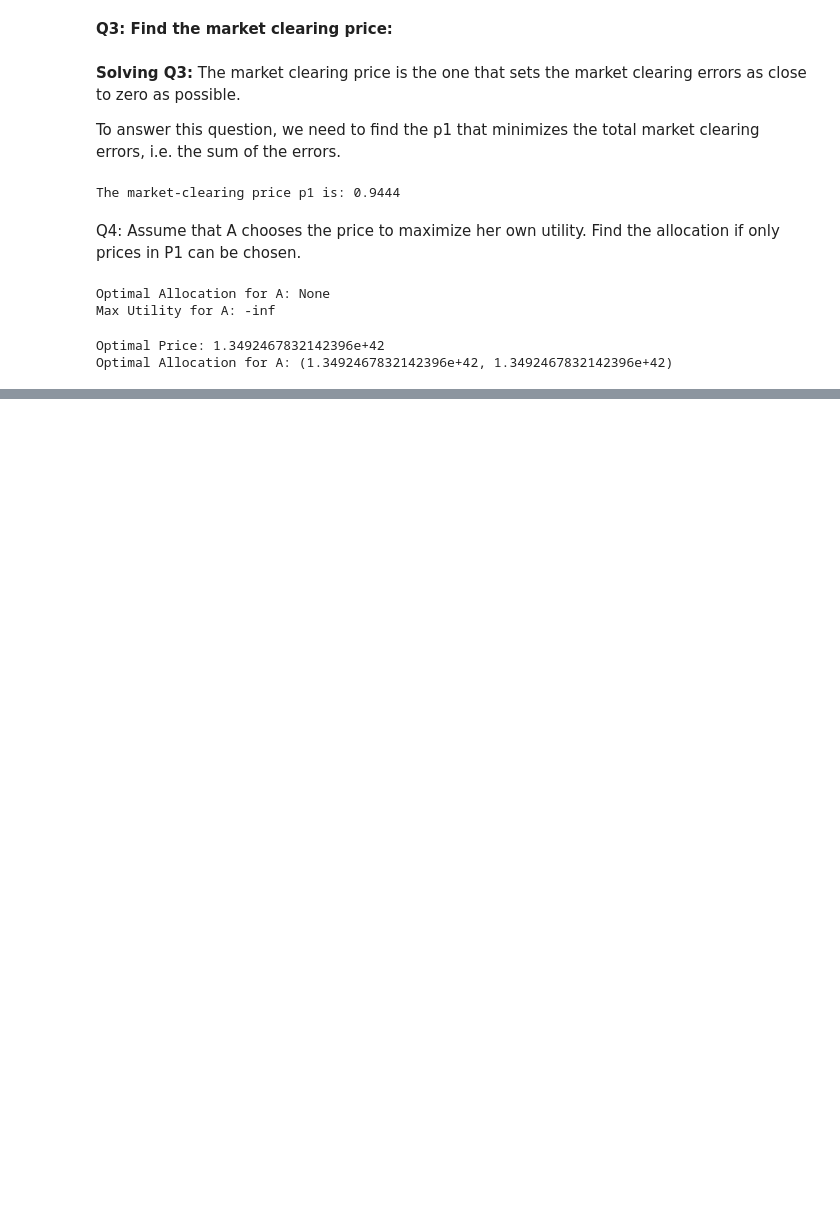
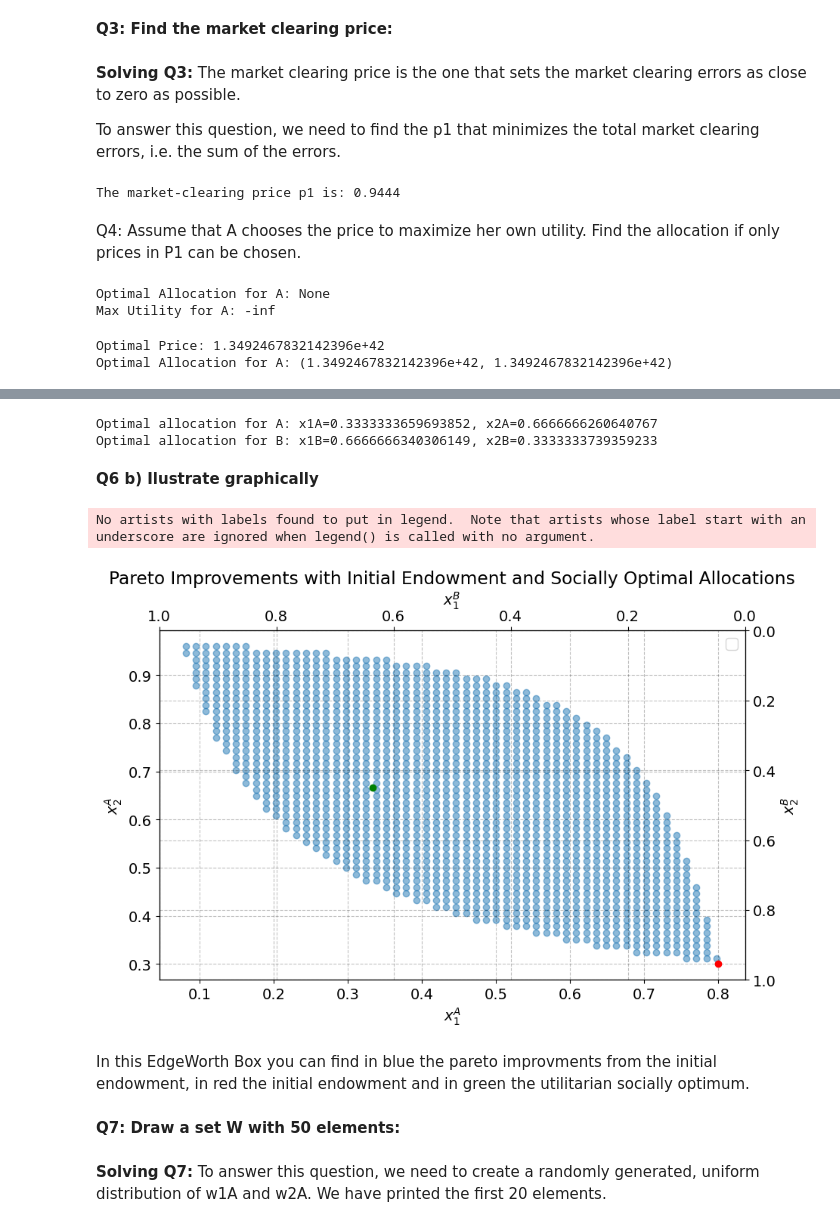
Before and after one commit to NumEconCopenhagen/projects-2024-isabel_nicole_snorri, a Jupyter notebook: inauguralproject/Documents from Lectures/InauguralProject2024.ipynb, the cells around one changed output, grey strips where cells are left out. Saved outputs shown, nothing was run; the diff lists cells and outputs as text; code cells hidden in the pictures; blank space fills up the shorter version.

```diff
--- a/inauguralproject/Documents from Lectures/InauguralProject2024.ipynb
+++ b/inauguralproject/Documents from Lectures/InauguralProject2024.ipynb
@@ -289,0 +301,75 @@ Optimal Allocation for A: (1.3492467832142396e+42, 1.3492467832142396e+42)
+# %%
+# Defining the utilitarian aggregate utility function
+def aggregate_utility(x):
+    x1A, x2A = x
+    x1B, x2B = 1 - x1A, 1 - x2A  # B's allocation is what remains from A's allocation
+    utility_A = model.utility_A(x1A, x2A)
+    utility_B = model.utility_B(x1B, x2B)
+    return utility_A + utility_B
+
+# Defining the objective function
+def objective(x):
+    return -aggregate_utility(x)
+
+# Bounds for x1A and x2A- have to be between 0 and 1
+bounds = [(0, 1), (0, 1)]
+
+# Initial guess- a guess is needed to initialize the optmizer
+initial_guess = [0.5, 0.5]
+
+from scipy.optimize import minimize
+
+# Solve the optimization problem
+result = minimize(objective, initial_guess, bounds=bounds)
+
+social_opt_x1A = result.x[0]
+social_opt_x2A = result.x[1]
+social_opt_x1B = 1-result.x[0]
+social_opt_x2B = 1-result.x[1]
+
+# Print the optimal allocation for A and the derived allocation for B
+print(f"Optimal allocation for A: x1A={social_opt_x1A}, x2A={social_opt_x2A}")
+print(f"Optimal allocation for B: x1B={social_opt_x1B}, x2B={social_opt_x2B}")
+# %% [output]
+Optimal allocation for A: x1A=0.3333333659693852, x2A=0.6666666260640767
+Optimal allocation for B: x1B=0.6666666340306149, x2B=0.3333333739359233
+# %% [markdown]
+**Q6 b) Ilustrate graphically**
+# %%
+plt.figure(figsize=(10, 6))
+
+# Scatter plot for pareto improvements
+plt.scatter(pareto_imp_x1A, pareto_imp_x2A, alpha=0.5, label="Pareto Improvements")
+
+# Plot initial endowment and optimal allocation
+plt.scatter(par.w1A,par.w2A, color='red', label='Initial Endowment', zorder=5)
+plt.scatter(social_opt_x1A, social_opt_x2A, color='green', label='Socially Optimal Allocation', zorder=5)
+
+# Setting labels for A's allocations
+plt.xlabel('$x_1^A$')
+plt.ylabel('$x_2^A$')
+
+# Add second x-axis for B's allocations
+ax_B1 = plt.twiny()
+ax_B1.set_xlabel('$x_1^B$', color='black')
+ax_B1.set_xlim([1, 0])  # Invert axis to match the perspective for B
+ax_B1.tick_params(axis='x', colors='black')
+
+# Add second y-axis for B's allocations
+ax_B2 = plt.twinx()
+ax_B2.set_ylabel('$x_2^B$', color='black')
+ax_B2.set_ylim([1, 0])  # Invert axis to match the perspective for B
+ax_B2.tick_params(axis='y', colors='black')
+
+plt.title('Pareto Improvements with Initial Endowment and Socially Optimal Allocations')
+plt.legend()
+plt.show()
+# %% [output]
+No artists with labels found to put in legend.  Note that artists whose label start with an underscore are ignored when legend() is called with no argument.
+[figure, added]
+# %% [markdown]
+In this EdgeWorth Box you can find in blue the pareto improvments from the initial endowment, in red the initial endowment and in green the utilitarian socially optimum.
+# %% [markdown]
+**Q7: Draw a set W with 50 elements:**
+# %% [markdown]
+**Solving Q7:** To answer this question, we need to create a randomly generated, uniform distribution of w1A and w2A. We have printed the first 20 elements.
```
Also changed, not shown: parts of 10 cells of this notebook, 1 other file.
